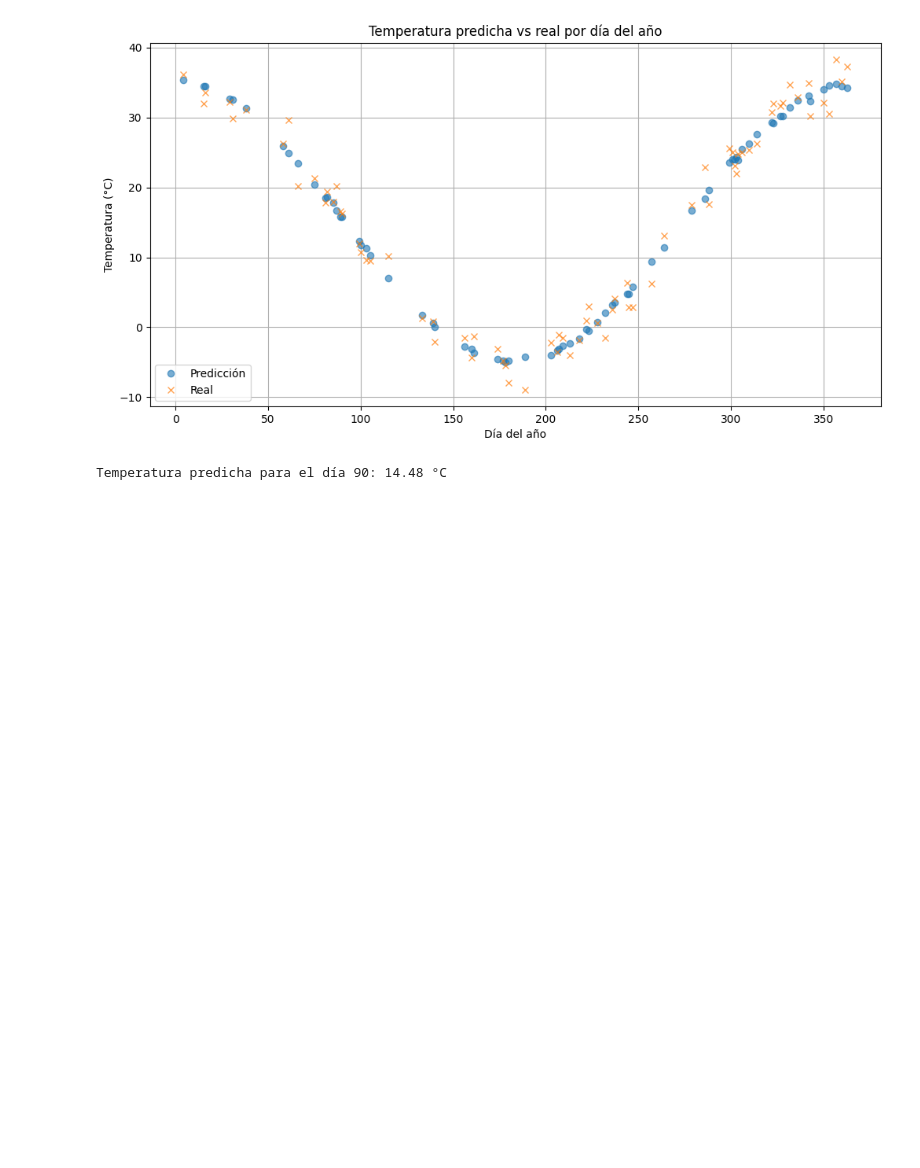
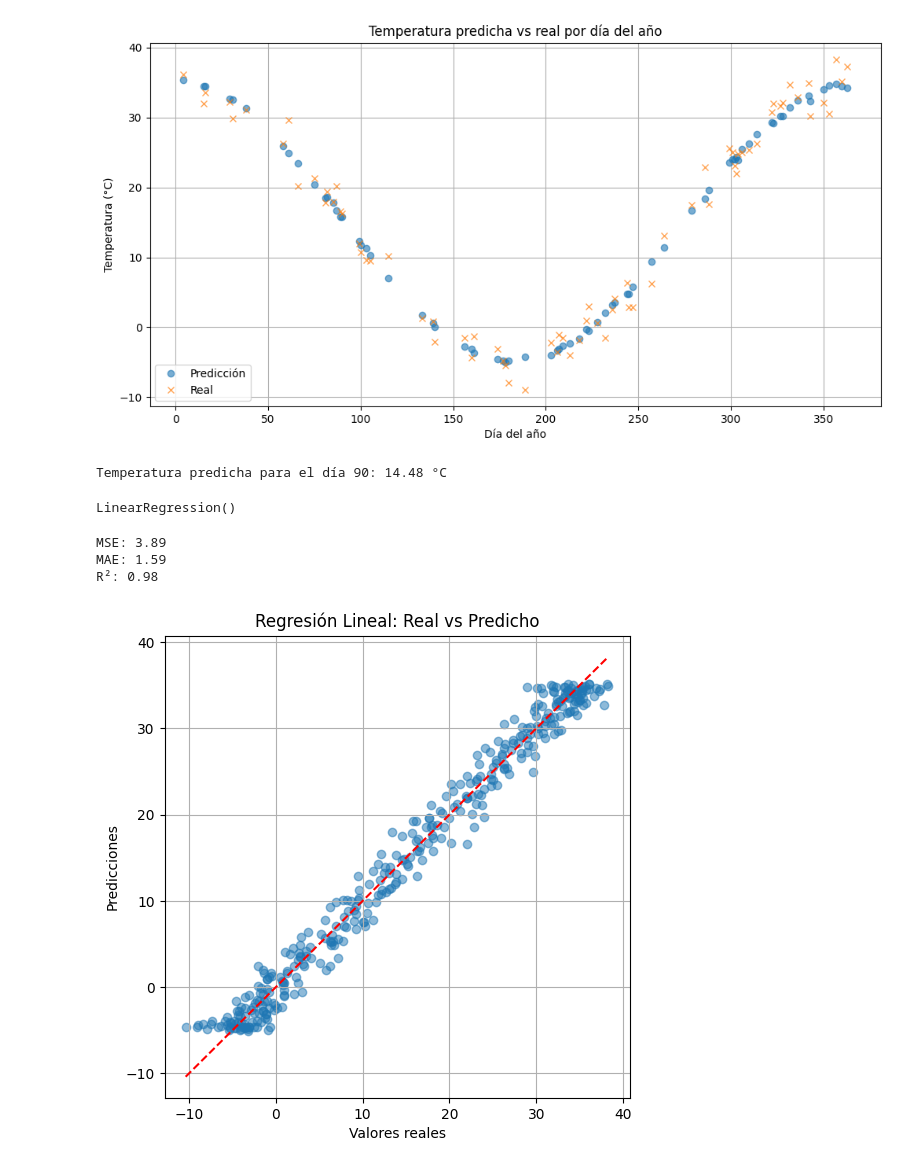
Before and after one commit to SurvilaDeveloper/DigitalHouseMachineLearningIntro, a Jupyter notebook: regresion_lineal_temperatura.ipynb, the cells around one changed output. Drawn from its saved outputs; the diff is of its cells as text; code cells hidden in the pictures; blank space fills up the shorter version.

Commit message:
entrenando con todos los datos reg_lin_temp (bien)

```diff
--- a/regresion_lineal_temperatura.ipynb
+++ b/regresion_lineal_temperatura.ipynb
@@ -144,3 +144,38 @@ prediccion = model.predict(X_nuevo_final)
 print(f"Temperatura predicha para el día {nuevo_registro['day_of_year'].iloc[0]}: {prediccion[0]:.2f} °C")
 # %% [output]
 Temperatura predicha para el día 90: 14.48 °C
+# %%
+# Entrenando con el dataset completo y evaluando con el dataset completo
+# Entrenar modelo
+model2 = LinearRegression()
+model2.fit(X_scaled, y)
+# %% [output]
+LinearRegression()
+# %%
+# Predicciones
+y_pred2 = model2.predict(X_scaled)
+
+# Métricas
+mse = mean_squared_error(y, y_pred2)
+mae = mean_absolute_error(y, y_pred2)
+r2 = r2_score(y, y_pred2)
+
+print(f'MSE: {mse:.2f}')
+print(f'MAE: {mae:.2f}')
+print(f'R²: {r2:.2f}')
+# %% [output]
+MSE: 3.89
+MAE: 1.59
+R²: 0.98
+# %%
+# Visualización de resultados
+plt.figure(figsize=(6,6))
+plt.scatter(y, y_pred2, alpha=0.5)
+plt.xlabel("Valores reales")
+plt.ylabel("Predicciones")
+plt.title("Regresión Lineal: Real vs Predicho")
+plt.plot([y.min(), y.max()], [y.min(), y.max()], '--r')
+plt.grid(True)
+plt.show()
+# %% [output]
+[figure, added]
```
Also changed, not shown: parts of 1 cell of this notebook.
